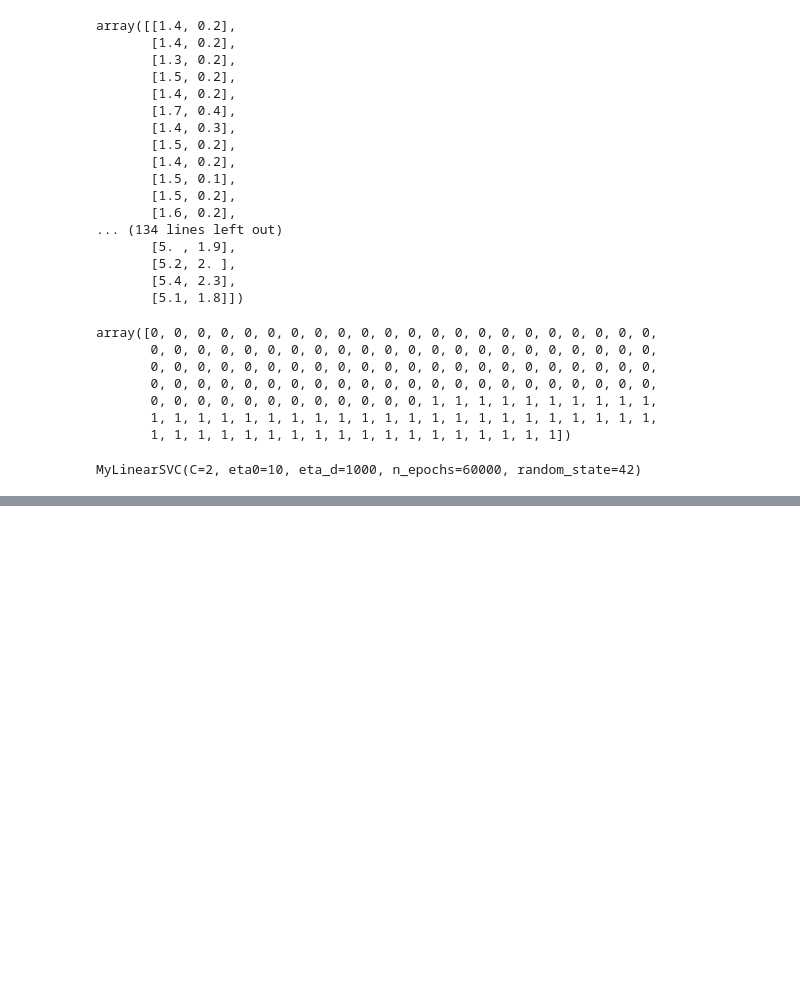
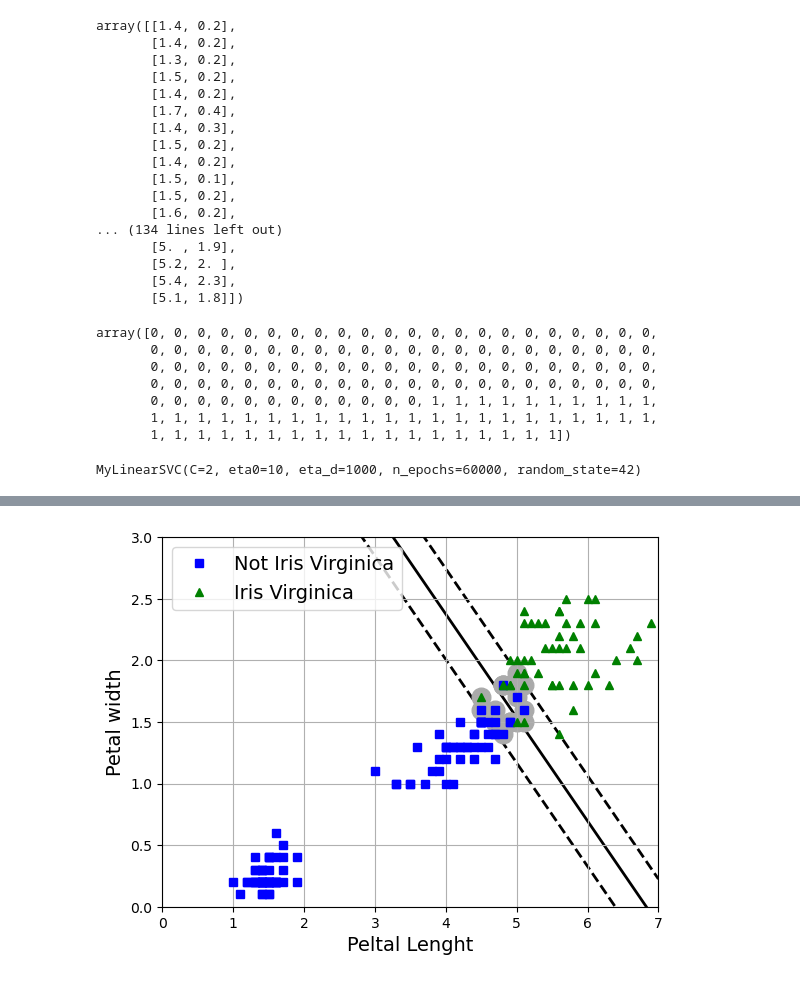
Before and after one commit to cj-chavarria/Machine-Learning-Coursework, a Jupyter notebook: 09_SVMs.ipynb, the cells around one changed output, grey strips where cells are left out. Saved outputs shown, nothing was run; the diff lists cells and outputs as text; code cells hidden in the pictures; blank space fills up the shorter version.

```diff
--- a/09_SVMs.ipynb
+++ b/09_SVMs.ipynb
@@ -110,0 +164,13 @@ print(svm_clf.intercept_, svm_clf.coef_)
+# %%
+plt.plot(X[:,0][y==0], X[:,1][y==0], 'bs', label='Not Iris Virginica')
+plt.plot(X[:,0][y==1], X[:,1][y==1], 'g^', label='Iris Virginica')
+
+plot_svc_decision_boundary(svm_clf, 0,7)
+plt.xlabel('Peltal Lenght')
+plt.ylabel('Petal width')
+plt.axis([0,7,0,3])
+plt.legend(loc='upper left')
+plt.grid()
+plt.show()
+# %% [output]
+[figure, added]
```
Also changed, not shown: parts of 14 cells of this notebook.
